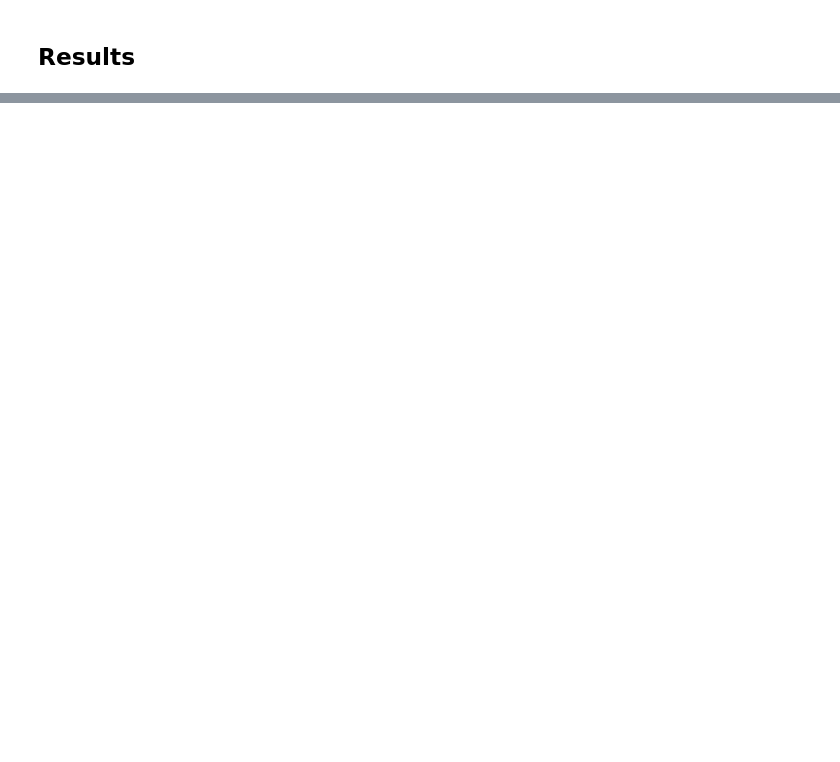
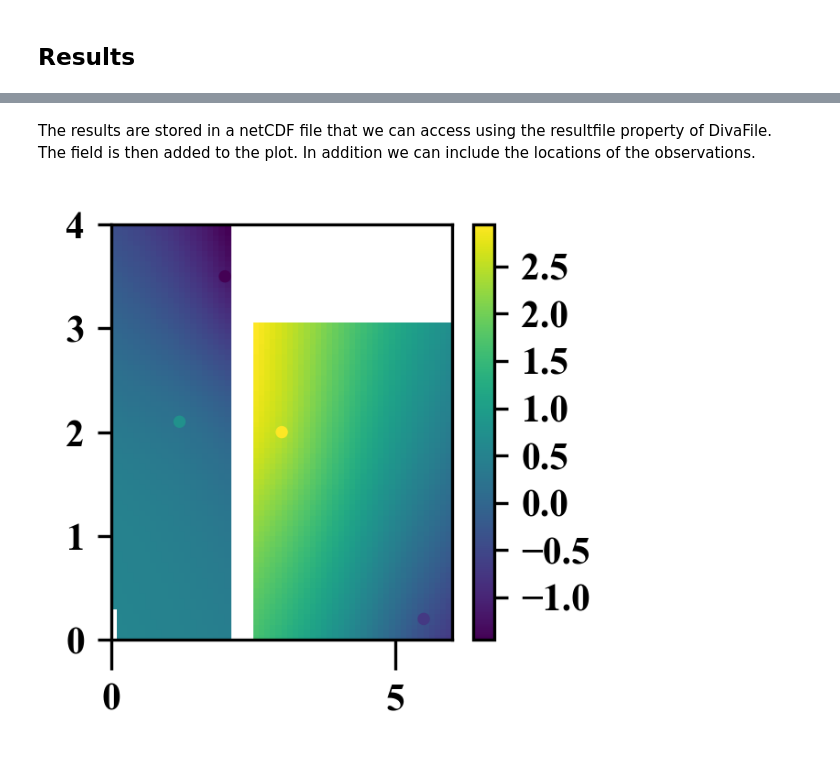
Before and after one commit to gher-uliege/DivaPythonTools, a Jupyter notebook: run_diva2D_objects.ipynb, the cells around one changed output, grey strips where cells are left out. Drawn from its saved outputs; the diff is of its cells as text; code cells hidden in the pictures; blank space fills up the shorter version.

```diff
--- a/run_diva2D_objects.ipynb
+++ b/run_diva2D_objects.ipynb
@@ -183,0 +153,10 @@ plt.show()
+# %% [markdown]
+The results are stored in a netCDF file that we can access using the resultfile property of DivaFile.<br>
+The field is then added to the plot. In addition we can include the locations of the observations.
+# %%
+fig = plt.figure(figsize=(2, 2))
+results2D = diva_classes.Diva2DResults(DivaFile.resultfile)
+results2D.add_to_plot('result')
+data2D.add_to_plot(cmap=plt.cm.viridis, s=5)
+# %% [output]
+[figure, added]
```
Also changed, not shown: parts of 16 cells of this notebook, 1 other file.
